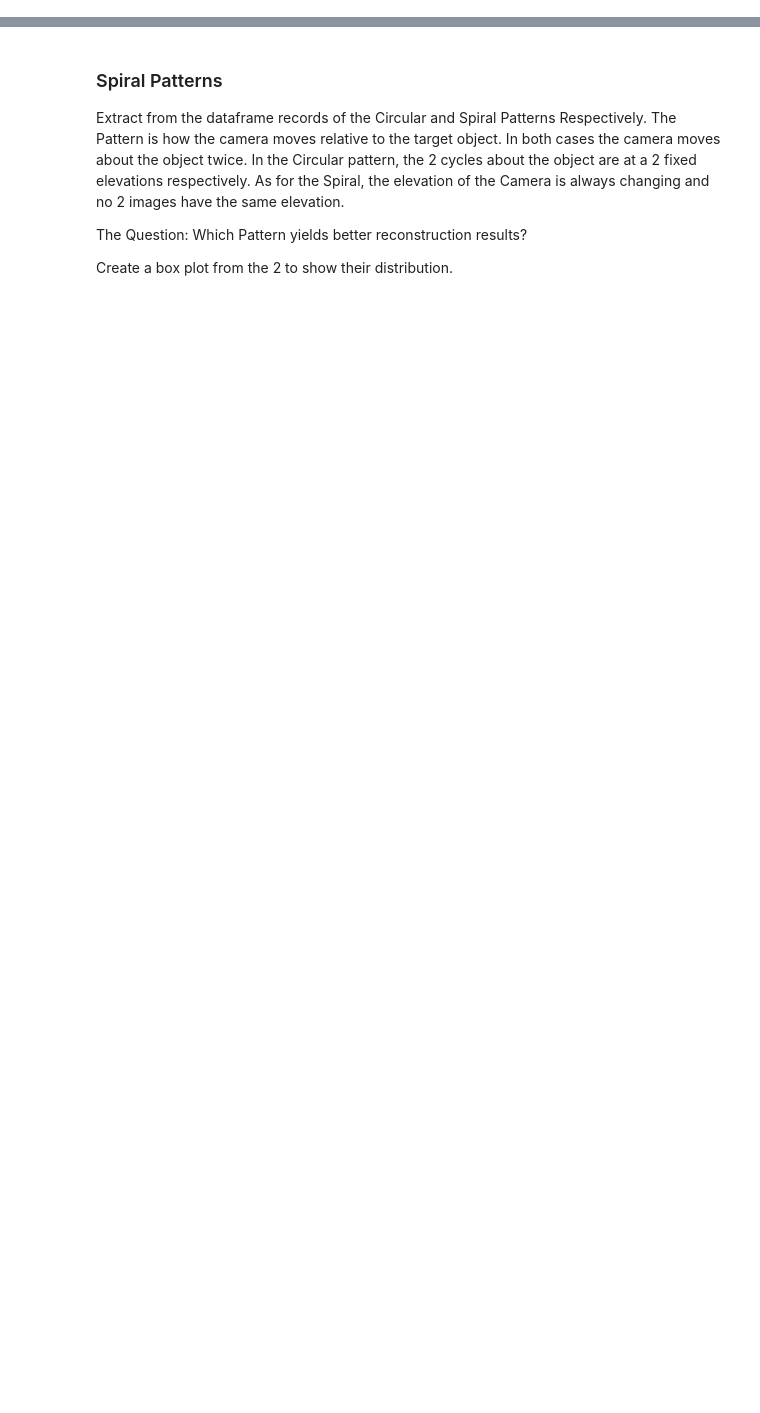
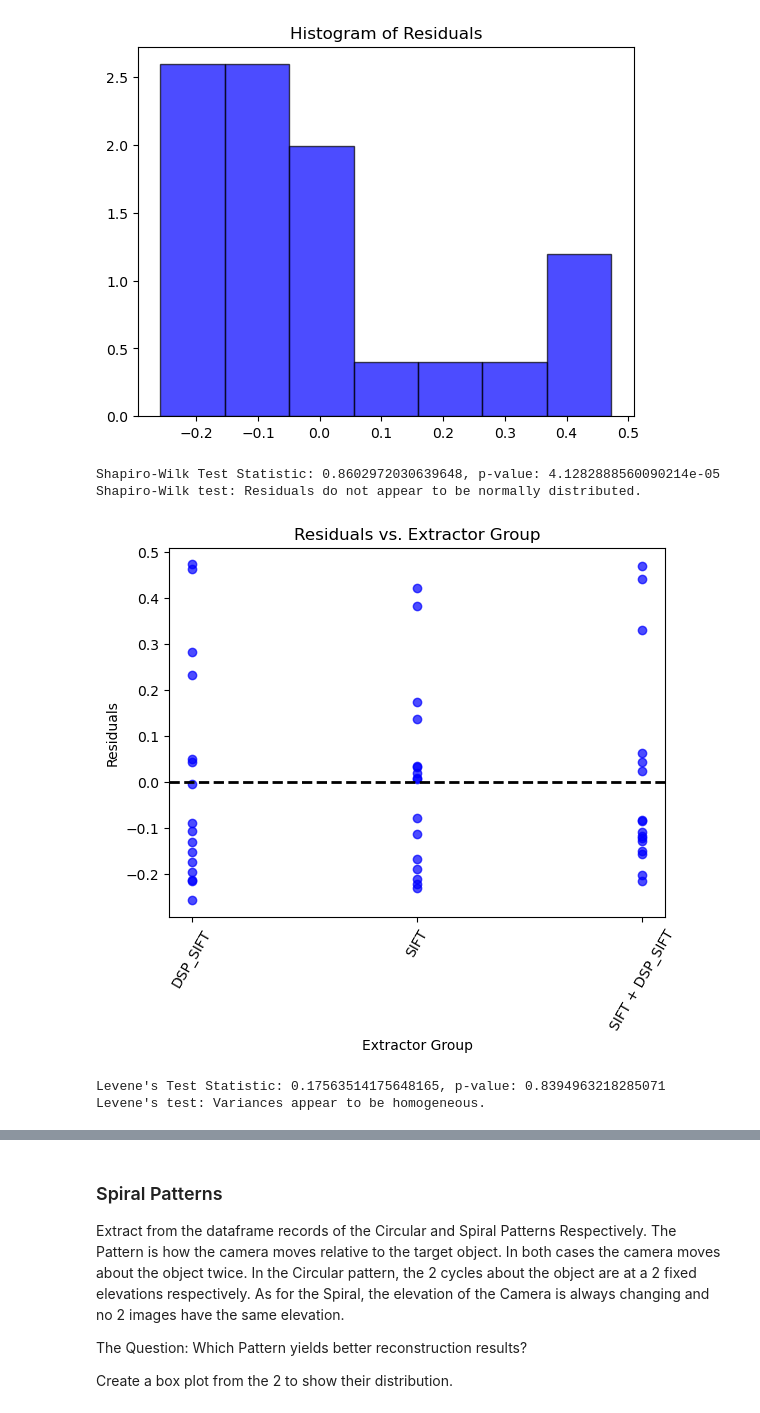
Before and after one commit to SiliconWit/image-based-3d-reconstruction, a Jupyter notebook: PythonPlayground/Preliminary Experiments 3.ipynb, the cells around one changed output, grey strips where cells are left out. Drawn from its saved outputs; the diff is of its cells as text; code cells hidden in the pictures; blank space fills up the shorter version.

```diff
--- a/PythonPlayground/Preliminary Experiments 3.ipynb
+++ b/PythonPlayground/Preliminary Experiments 3.ipynb
@@ -15,0 +89,78 @@ Is the default feature extractor in Meshroom 2023.2.0.
+# %%
+# Get modules for Shapiro-Wilkins and Levene's Test
+from scipy.stats import shapiro, levene
+
+# Organise/Group Data for Tests
+RMSs = [
+    list(dsift_df["RMS"]),
+    list(sift_df["RMS"]),
+    list(sift_dsift_df["RMS"])
+]
+
+OffViews = [
+    list(dsift_df["OffViews"]),
+    list(sift_df["OffViews"]),
+    list(sift_dsift_df["OffViews"])
+]
+
+extractors = ["DSP-SIFT", "SIFT", "SIFT & DSP-SIFT"]
+residuals = dict()
+
+# Calculate Residuals then concatenate them all
+for i in range(len(RMSs)):
+    if i == 0:
+        residuals["DSIFT"] = []
+        for obs in RMSs[i]:
+            residuals["DSIFT"].append( obs - np.mean(RMSs[i]) )
+    if i == 1:
+        residuals["SIFT"] = []
+        for obs in RMSs[i]:
+            residuals["SIFT"].append( obs - np.mean(RMSs[i]) )
+    if i == 2:
+        residuals["SIFT_DSIFT"] = []
+        for obs in RMSs[i]:
+            residuals["SIFT_DSIFT"].append( obs - np.mean(RMSs[i]))
+all_residuals = np.concatenate( [residuals["DSIFT"], residuals["SIFT"], residuals["SIFT_DSIFT"]  ])
+
+# Visual inspection for normality
+plt.figure()
+plt.hist(all_residuals, bins='auto', density=True, alpha=0.7, color='blue', edgecolor='black')
+plt.title('Histogram of Residuals')
+plt.show()
+
+# Statistical test for normality (Shapiro-Wilk)
+stat, p_value = shapiro(all_residuals)
+print(f'Shapiro-Wilk Test Statistic: {stat}, p-value: {p_value}')
+
+if p_value > 0.05:
+    print("Shapiro-Wilk test: Residuals appear to be normally distributed.")
+else:
+    print("Shapiro-Wilk test: Residuals do not appear to be normally distributed.")
+
+
+# Visual inspection for homogeneity of variances
+plt.figure()
+plt.scatter(np.repeat([1, 2, 3], 16), all_residuals, alpha=0.7, color='blue')
+plt.axhline(y=0, color='black', linestyle='--', linewidth=2)
+plt.xlabel('Extractor Group')
+plt.ylabel('Residuals')
+plt.title('Residuals vs. Extractor Group')
+plt.xticks([1,2,3],['DSP_SIFT', 'SIFT', 'SIFT + DSP_SIFT'],rotation=60)
+plt.show()
+
+
+# Statistical test for homogeneity of variances (Levene's test)
+stat, p_value = levene(*RMSs)
+print(f'Levene\'s Test Statistic: {stat}, p-value: {p_value}')
+# Interpret the results
+if p_value > 0.05:
+    print("Levene's test: Variances appear to be homogeneous.")
+else:
+    print("Levene's test: Variances do not appear to be homogeneous.")
+# %% [output]
+[figure, added]
+Shapiro-Wilk Test Statistic: 0.8602972030639648, p-value: 4.1282888560090214e-05
+Shapiro-Wilk test: Residuals do not appear to be normally distributed.
+[figure, added]
+Levene's Test Statistic: 0.17563514175648165, p-value: 0.8394963218285071
+Levene's test: Variances appear to be homogeneous.
```
Also changed, not shown: parts of 38 cells of this notebook.
